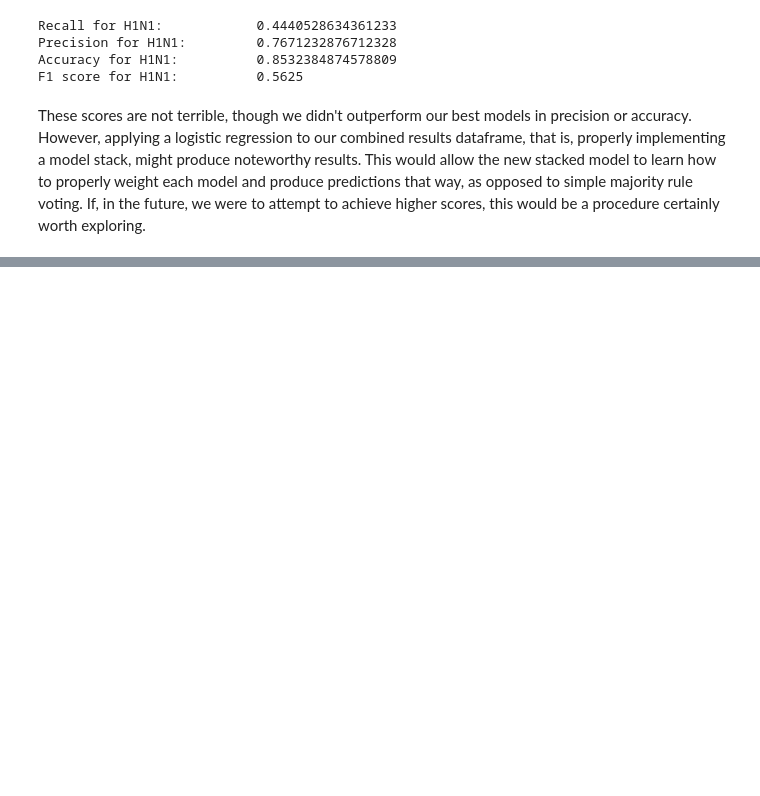
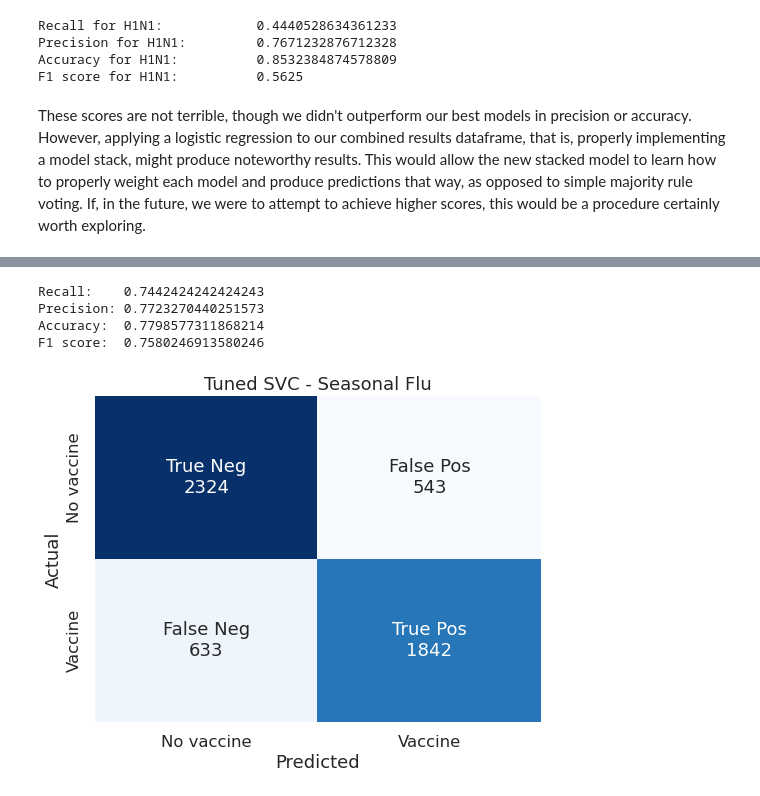
Before and after one commit to jeffbeech/Flu-Shot-Learning, a Jupyter notebook: matt notebook.ipynb, the cells around one changed output, grey strips where cells are left out. Drawn from its saved outputs; the diff is of its cells as text; code cells hidden in the pictures; blank space fills up the shorter version.

```diff
--- a/matt notebook.ipynb
+++ b/matt notebook.ipynb
@@ -1155,0 +1166,8 @@ These scores are not terrible, though we didn't outperform our best models in pr
+# %%
+all_metrics(y_test_ssnl, get_predictions('Tuned SVC - SSNL')[0], y_score=None, model_name='Tuned SVC - Seasonal Flu', keep_score=False, save_fig=True, suppress_output=False)
+# %% [output]
+Recall:    0.7442424242424243
+Precision: 0.7723270440251573
+Accuracy:  0.7798577311868214
+F1 score:  0.7580246913580246
+[figure, added]
```
Also changed, not shown: parts of 5 cells of this notebook, 1 other file.
